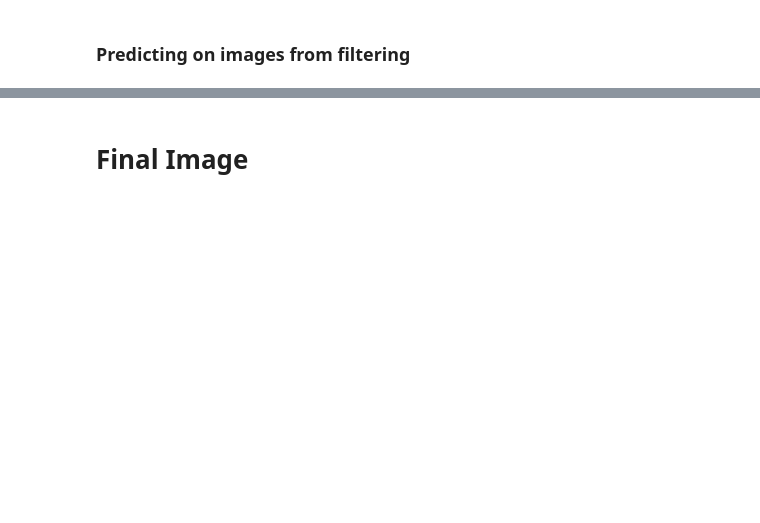
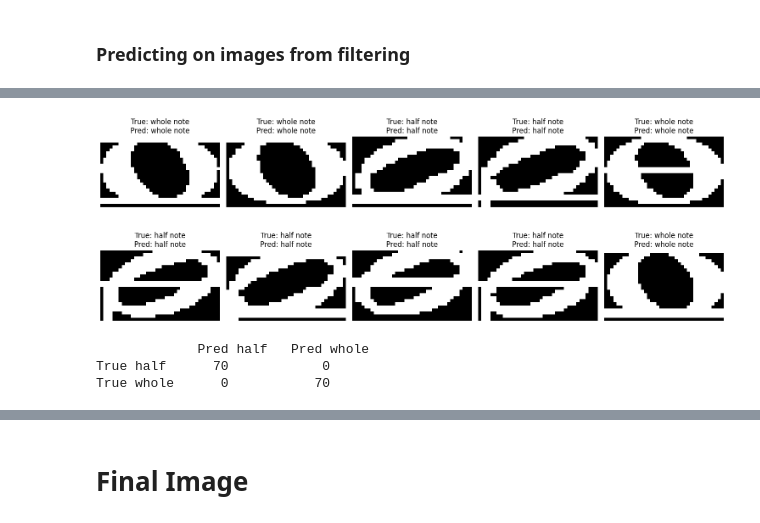
Before and after one commit to austinliu05/brown-dl-s25-final-project, a Jupyter notebook: brown-s25-final-notebook.ipynb, the cells around one changed output, grey strips where cells are left out. Saved outputs shown, nothing was run; the diff lists cells and outputs as text; code cells hidden in the pictures; blank space fills up the shorter version.

```diff
--- a/brown-s25-final-notebook.ipynb
+++ b/brown-s25-final-notebook.ipynb
@@ -998,6 +1091,6 @@ print("Test  class distributino:", np.bincount(y_test))
 result = binary_model.fit(
     X_train, y_train,
     validation_data=(X_test, y_test),
-    epochs=10,
+    epochs=25,
     batch_size=32
 )
@@ -1057,3 +1171,6 @@ id_to_pred = dict(zip(df_images["id"], preds_flat))
 id_to_pred = {int(k): int(v) for k, v in id_to_pred.items()}
 
 print(id_to_pred)
+
+df_images['pred'] = df_images['id'].map(id_to_pred)
+df_zero = df_images[df_images['pred'] == 0].copy()
@@ -1086,0 +1400,27 @@ plt.show()
+# %%
+probs = hollow_model.predict(X_val).ravel()
+predicted = (probs > 0.5).astype(int)
+
+reverse_mapping = {0: "half note", 1: "whole note"}
+
+n=10
+indexes = np.random.choice(len(X_val), size=n, replace=False)
+
+fig, axes = plt.subplots(2, 5, figsize=(15, 6))
+axes = axes.flatten()
+
+for ax, idx in zip(axes, indexes):
+    img = X_val[idx].squeeze()    # (39,23) image
+    true_lbl = y_val[idx]         # 0 or 1
+    pred_lbl = predicted[idx]      # 0 or 1
+
+    ax.imshow(img, cmap='gray')
+    ax.set_title(
+        f"True: {reverse_mapping[true_lbl]}\n"
+        f"Pred: {reverse_mapping[pred_lbl]}"
+    )
+    ax.axis('off')
+
+plt.tight_layout()
+plt.show()
+# %% [output]
@@ -1086,0 +1428,12 @@ plt.show()
+[figure, added]
+# %%
+from sklearn.metrics import confusion_matrix
+
+cm = confusion_matrix(y_val, predicted)
+print("             Pred half   Pred whole")
+print(f"True half    {cm[0,0]:4d}         {cm[0,1]:4d}")
+print(f"True whole   {cm[1,0]:4d}         {cm[1,1]:4d}")
+# %% [output]
+             Pred half   Pred whole
+True half      70            0
+True whole      0           70
```
Also changed, not shown: parts of 26 cells of this notebook.
